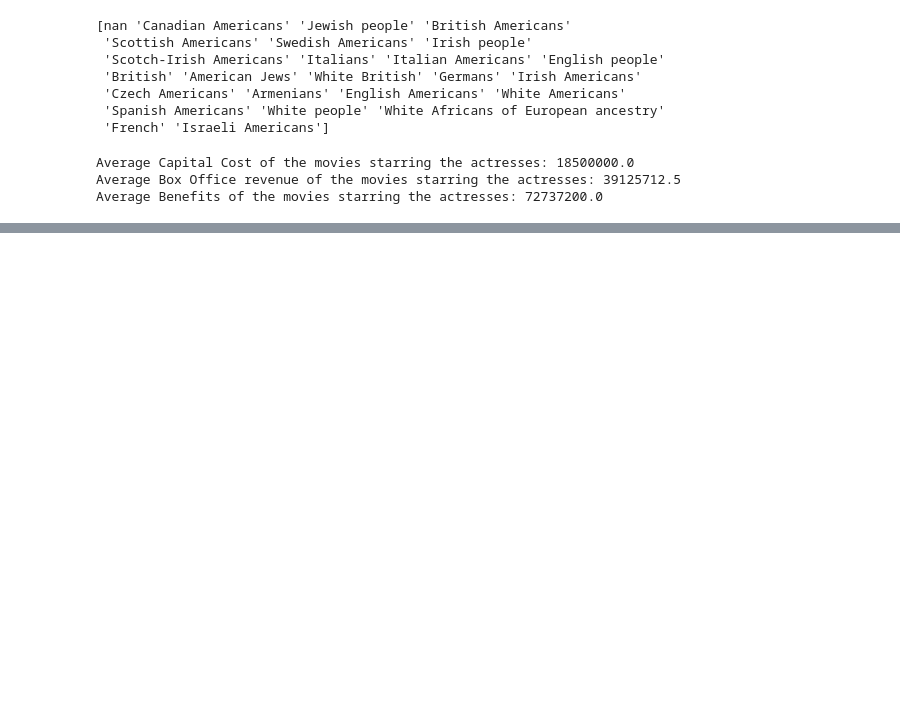
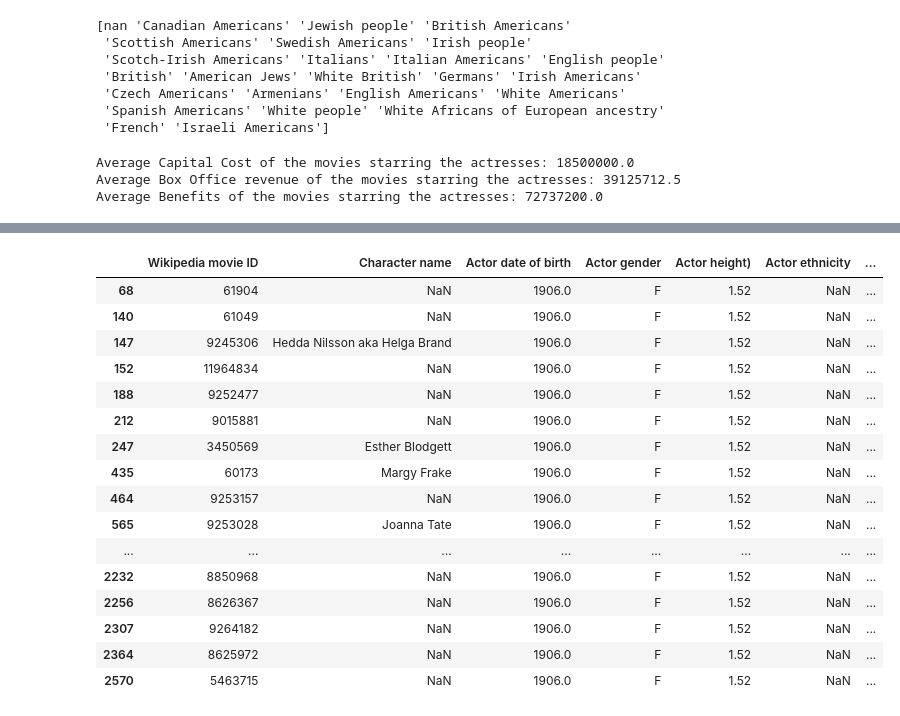
Before and after one commit to epfl-ada/ada-2024-project-5ds, a Jupyter notebook: actress.ipynb, the cells around one changed output, grey strips where cells are left out. Saved outputs shown, nothing was run; the diff lists cells and outputs as text; code cells hidden in the pictures; blank space fills up the shorter version.

Commit message:
graphs actress

```diff
--- a/actress.ipynb
+++ b/actress.ipynb
@@ -54,6 +55,12 @@ print(oscar_actress_movies_cmu['Movie release date'].max())
 # %%
 oscar_actress_movies_extendedDS  = pd.merge(oscar_winning_actresses, extended_films, left_on='film_id', right_on='Wikipedia movie ID')
 oscar_actress_movies_extendedDS.drop(columns=['film_id'], inplace=True)
+
+# Convert the 'Movie release date' column to datetime
+oscar_actress_movies_extendedDS['Movie release date'] = pd.to_datetime(oscar_actress_movies_extendedDS['Movie release date'], format='%Y-%m-%dT%H:%M:%SZ')
+
+# Extract the year
+oscar_actress_movies_extendedDS['Movie release date'] = oscar_actress_movies_extendedDS['Movie release date'].dt.year
 # %%
 print(oscar_actress_movies_extendedDS.shape)
 print(oscar_actress_movies_extendedDS['Movie release date'].min())
@@ -77,7 +84,7 @@ Index(['Actress id', 'Wikipedia movie ID', 'Freebase movie ID', 'Movie name',
 # %%
 oscar_actress_info = pd.merge(winning_actors_info, oscar_actress_movies, left_on='page_id', right_on='Actress id')
 print(oscar_actress_info.columns)
-oscar_actress_info.drop(columns=['Freebase movie ID', 'Movie release date', 'sexLabel'], inplace=True)  #Remove the columns that are in character.csv
+oscar_actress_info.drop(columns=['Freebase movie ID', 'sexLabel'], inplace=True)  #Remove the columns that are in character.csv
 oscar_actress_info.head(2)
 print(oscar_actress_info.shape)
 # %% [output]
@@ -92,2 +137,5 @@ Index(['page_id', 'wikidata_id', 'sexLabel', 'nativeLanguageLabel',
 # %%
-oscar_actress_info = pd.merge(oscar_actress_info, character[['Wikipedia movie ID', 'Actor name', 'Actor age at movie release', 'Actor date of birth', 'Actor ethnicity']], on=['Wikipedia movie ID', 'Actor name'])
+oscar_actress_info = pd.merge(oscar_actress_info, character[['Wikipedia movie ID', 'Actor name', 'Actor age at movie release', 'Actor date of birth', 'Actor ethnicity', 'Freebase actor ID']], on=['Wikipedia movie ID', 'Actor name'])
+
+
+oscar_actress_info.head(89)
@@ -196,3 +247,10 @@ print('Average Benefits of the movies starring the actresses:', (oscar_actress_m
 Average Capital Cost of the movies starring the actresses: 18500000.0
 Average Box Office revenue of the movies starring the actresses: 39125712.5
 Average Benefits of the movies starring the actresses: 72737200.0
+# %%
+oscar_actress_movies_all = character[character['Freebase actor ID'].isin(oscar_actress_info['Freebase actor ID'])]
+oscar_actress_movies_all = oscar_actress_movies_all.drop(columns=['Freebase movie ID', 'Movie release date'])
+oscar_actress_movies_all = oscar_actress_movies_all.merge(movie_cmu, on='Wikipedia movie ID', how='left')
+print('Shape:', oscar_actress_movies_all.shape)
+print('Columns:', oscar_actress_movies_all.columns)
+print('Date boundary:', oscar_actress_movies_all['Movie release date'].min(), '-', oscar_actress_movies_all['Movie release date'].max())
@@ -198,0 +267,31 @@ Average Benefits of the movies starring the actresses: 72737200.0
+# %%
+# Create a set of unique (Actor name, Wikipedia movie ID) combinations for rewards
+best_actress_movies = set(
+    zip(oscar_actress_info['Actor name'], oscar_actress_info['Wikipedia movie ID'])
+)
+
+# Add a new column indicating if the movie is a Best Actress Reward
+oscar_actress_movies_all['Best Actress Reward'] = oscar_actress_movies_all.apply(
+    lambda row: (row['Actor name'], row['Wikipedia movie ID']) in best_actress_movies,
+    axis=1
+)
+
+oscar_actress_movies_all[oscar_actress_movies_all['Actor name'] == 'Janet Gaynor']
+# %% [output]
+|  | Wikipedia movie ID | Character name | Actor date of birth | Actor gender | Actor height) | Actor ethnicity | ... |
+| 68 | 61904 | NaN | 1906.0 | F | 1.52 | NaN | ... |
+| 140 | 61049 | NaN | 1906.0 | F | 1.52 | NaN | ... |
+| 147 | 9245306 | Hedda Nilsson aka Helga Brand | 1906.0 | F | 1.52 | NaN | ... |
+| 152 | 11964834 | NaN | 1906.0 | F | 1.52 | NaN | ... |
+| 188 | 9252477 | NaN | 1906.0 | F | 1.52 | NaN | ... |
+| 212 | 9015881 | NaN | 1906.0 | F | 1.52 | NaN | ... |
+| 247 | 3450569 | Esther Blodgett | 1906.0 | F | 1.52 | NaN | ... |
+| 435 | 60173 | Margy Frake | 1906.0 | F | 1.52 | NaN | ... |
+| 464 | 9253157 | NaN | 1906.0 | F | 1.52 | NaN | ... |
+| 565 | 9253028 | Joanna Tate | 1906.0 | F | 1.52 | NaN | ... |
+| ... | ... | ... | ... | ... | ... | ... | ... |
+| 2232 | 8850968 | NaN | 1906.0 | F | 1.52 | NaN | ... |
+| 2256 | 8626367 | NaN | 1906.0 | F | 1.52 | NaN | ... |
+| 2307 | 9264182 | NaN | 1906.0 | F | 1.52 | NaN | ... |
+| 2364 | 8625972 | NaN | 1906.0 | F | 1.52 | NaN | ... |
+| 2570 | 5463715 | NaN | 1906.0 | F | 1.52 | NaN | ... |
```
Also changed, not shown: parts of 15 cells of this notebook.
